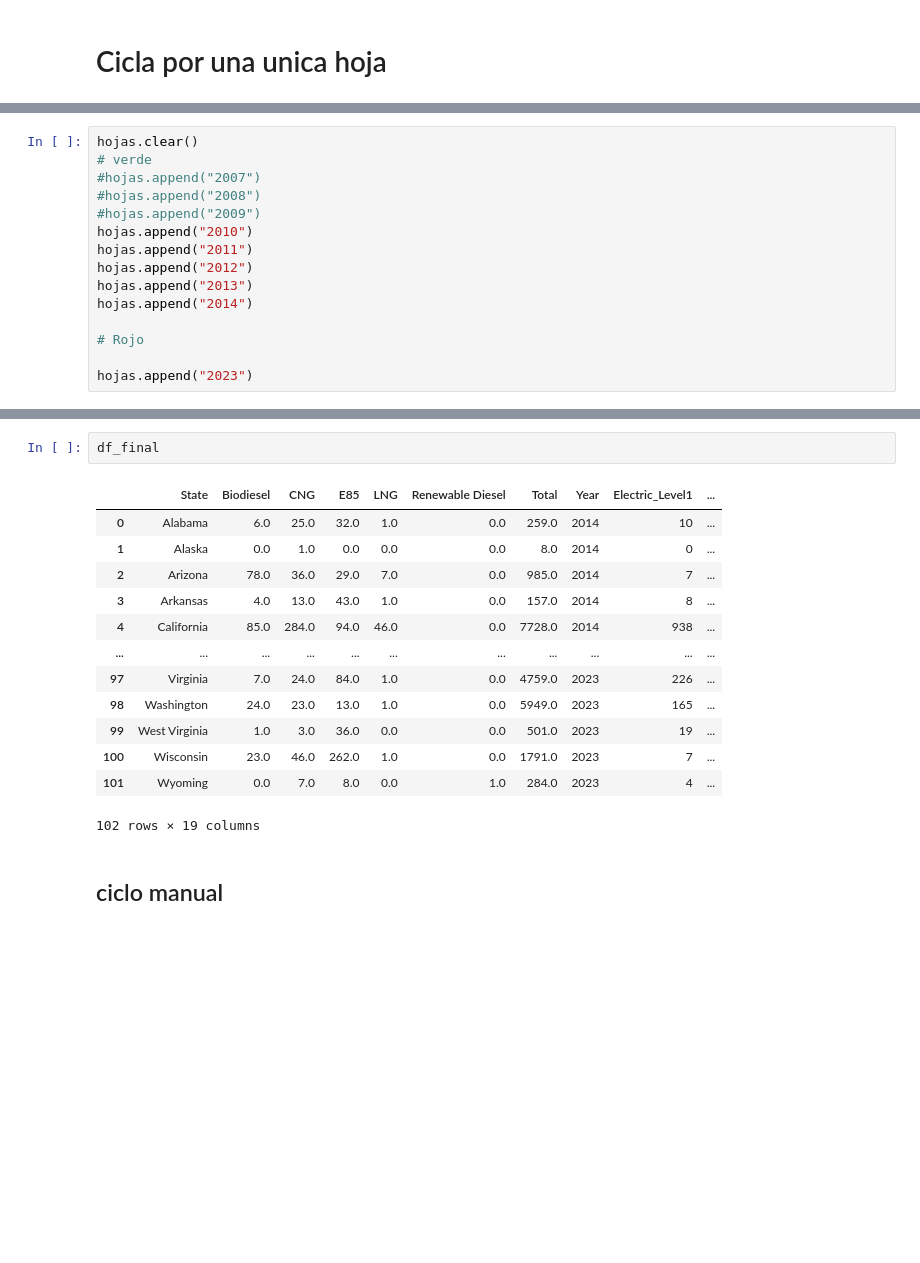
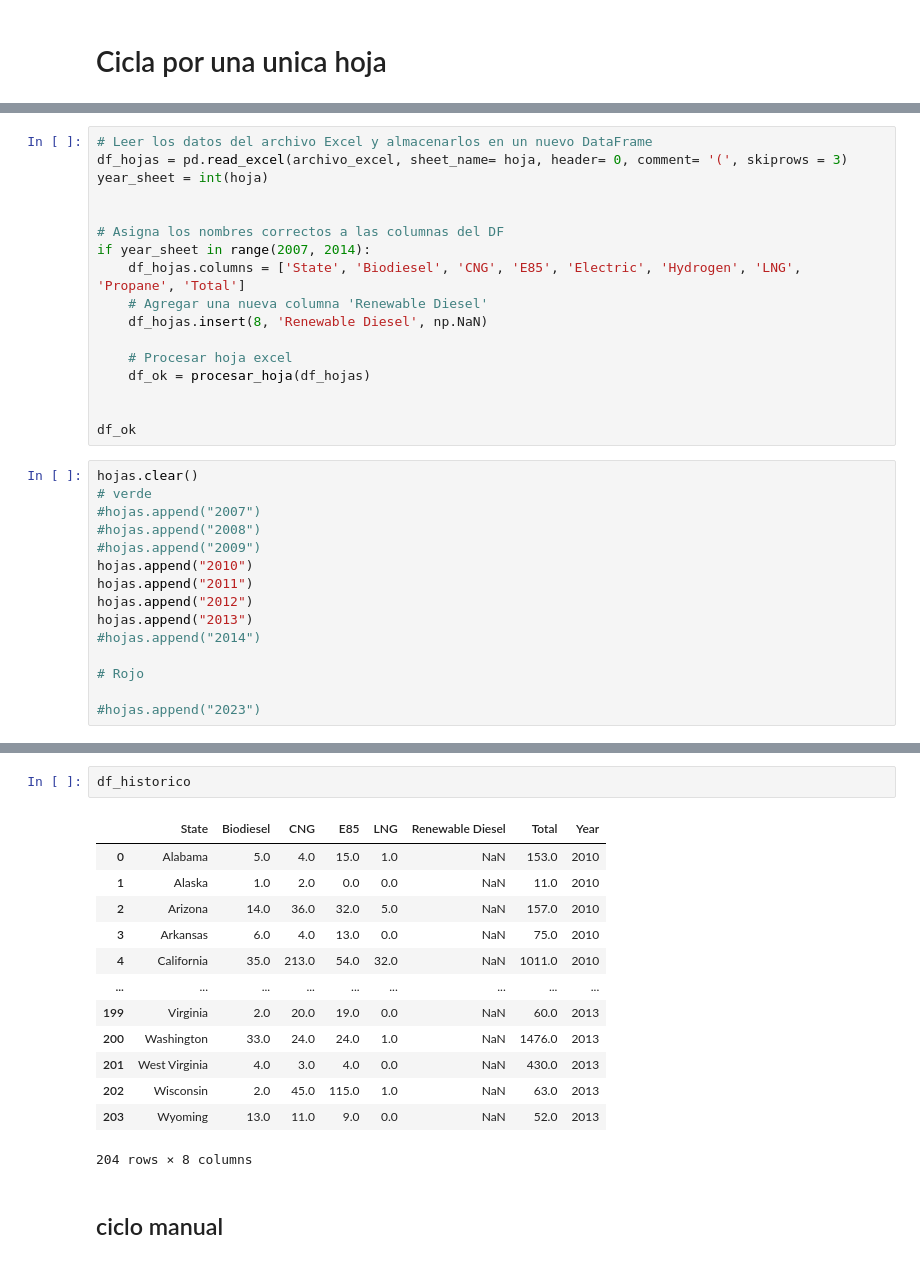
Before and after one commit to omanofx/portfolio, a Jupyter notebook: data_wrangling/data_cleaning.ipynb, the cells around one changed output, grey strips where cells are left out. Cells and saved outputs as stored; diff of their text form; blank space fills up the shorter version.

```diff
--- a/data_wrangling/data_cleaning.ipynb
+++ b/data_wrangling/data_cleaning.ipynb
@@ -504,3 +538,20 @@ df_hojas
+# %%
+# Leer los datos del archivo Excel y almacenarlos en un nuevo DataFrame
+df_hojas = pd.read_excel(archivo_excel, sheet_name= hoja, header= 0, comment= '(', skiprows = 3)
+year_sheet = int(hoja)
+
+
+# Asigna los nombres correctos a las columnas del DF
+if year_sheet in range(2007, 2014):
+    df_hojas.columns = ['State', 'Biodiesel', 'CNG', 'E85', 'Electric', 'Hydrogen', 'LNG', 'Propane', 'Total']
+    # Agregar una nueva columna 'Renewable Diesel'
+    df_hojas.insert(8, 'Renewable Diesel', np.NaN)
+
+    # Procesar hoja excel
+    df_ok = procesar_hoja(df_hojas)
+
+
+df_ok
 # %%
 hojas.clear()
 # verde
@@ -511,11 +562,11 @@ hojas.append("2010")
 hojas.append("2011")
 hojas.append("2012")
 hojas.append("2013")
-hojas.append("2014")
+#hojas.append("2014")
 
 # Rojo
 
-hojas.append("2023")
+#hojas.append("2023")
 # %%
 # Lista para almacenar los DF procesados
 list_of_df = []
@@ -632,19 +637,19 @@ Reindexando el DataFrame final
-# %%
-df_final
-# %% [output]
-|  | State | Biodiesel | CNG | E85 | LNG | Renewable Diesel | Total | Year | Electric_Level1 | ... |
-| 0 | Alabama | 6.0 | 25.0 | 32.0 | 1.0 | 0.0 | 259.0 | 2014 | 10 | ... |
-| 1 | Alaska | 0.0 | 1.0 | 0.0 | 0.0 | 0.0 | 8.0 | 2014 | 0 | ... |
-| 2 | Arizona | 78.0 | 36.0 | 29.0 | 7.0 | 0.0 | 985.0 | 2014 | 7 | ... |
-| 3 | Arkansas | 4.0 | 13.0 | 43.0 | 1.0 | 0.0 | 157.0 | 2014 | 8 | ... |
-| 4 | California | 85.0 | 284.0 | 94.0 | 46.0 | 0.0 | 7728.0 | 2014 | 938 | ... |
-| ... | ... | ... | ... | ... | ... | ... | ... | ... | ... | ... |
-| 97 | Virginia | 7.0 | 24.0 | 84.0 | 1.0 | 0.0 | 4759.0 | 2023 | 226 | ... |
-| 98 | Washington | 24.0 | 23.0 | 13.0 | 1.0 | 0.0 | 5949.0 | 2023 | 165 | ... |
-| 99 | West Virginia | 1.0 | 3.0 | 36.0 | 0.0 | 0.0 | 501.0 | 2023 | 19 | ... |
-| 100 | Wisconsin | 23.0 | 46.0 | 262.0 | 1.0 | 0.0 | 1791.0 | 2023 | 7 | ... |
-| 101 | Wyoming | 0.0 | 7.0 | 8.0 | 0.0 | 1.0 | 284.0 | 2023 | 4 | ... |
-102 rows × 19 columns
+# %%
+df_historico
+# %% [output]
+|  | State | Biodiesel | CNG | E85 | LNG | Renewable Diesel | Total | Year |
+| 0 | Alabama | 5.0 | 4.0 | 15.0 | 1.0 | NaN | 153.0 | 2010 |
+| 1 | Alaska | 1.0 | 2.0 | 0.0 | 0.0 | NaN | 11.0 | 2010 |
+| 2 | Arizona | 14.0 | 36.0 | 32.0 | 5.0 | NaN | 157.0 | 2010 |
+| 3 | Arkansas | 6.0 | 4.0 | 13.0 | 0.0 | NaN | 75.0 | 2010 |
+| 4 | California | 35.0 | 213.0 | 54.0 | 32.0 | NaN | 1011.0 | 2010 |
+| ... | ... | ... | ... | ... | ... | ... | ... | ... |
+| 199 | Virginia | 2.0 | 20.0 | 19.0 | 0.0 | NaN | 60.0 | 2013 |
+| 200 | Washington | 33.0 | 24.0 | 24.0 | 1.0 | NaN | 1476.0 | 2013 |
+| 201 | West Virginia | 4.0 | 3.0 | 4.0 | 0.0 | NaN | 430.0 | 2013 |
+| 202 | Wisconsin | 2.0 | 45.0 | 115.0 | 1.0 | NaN | 63.0 | 2013 |
+| 203 | Wyoming | 13.0 | 11.0 | 9.0 | 0.0 | NaN | 52.0 | 2013 |
+204 rows × 8 columns
 # %% [markdown]
 ## ciclo manual
 # %%
```
Also changed, not shown: parts of 3 cells of this notebook.
